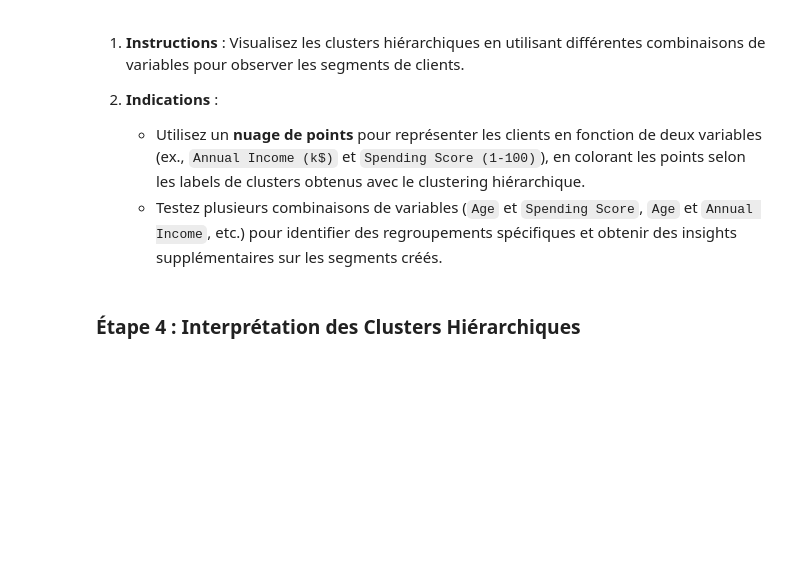
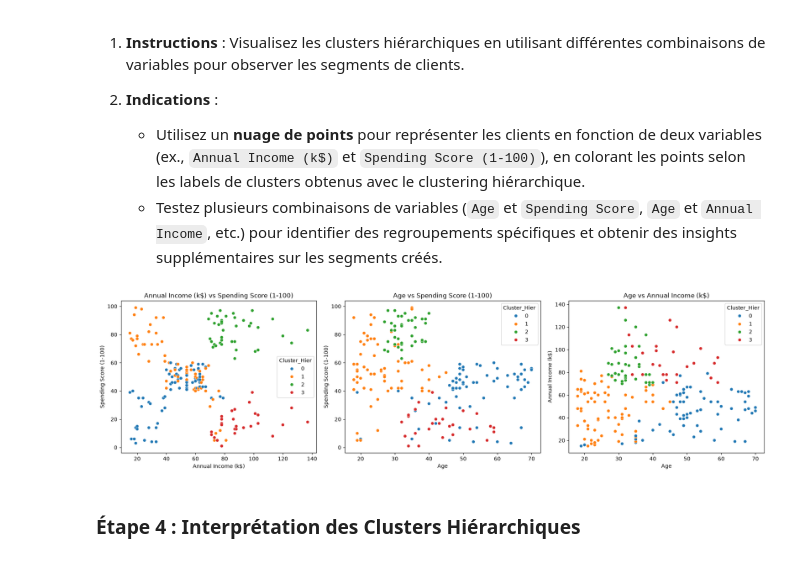
Before and after one commit to jordanandrevon/brief_notebook4_jordan, a Jupyter notebook: nb_04_Apprentissage_Non_Supervisé.ipynb, the cells around one changed output. Saved outputs shown, nothing was run; the diff lists cells and outputs as text; code cells hidden in the pictures; blank space fills up the shorter version.

```diff
--- a/nb_04_Apprentissage_Non_Supervisé.ipynb
+++ b/nb_04_Apprentissage_Non_Supervisé.ipynb
@@ -836,3 +858,16 @@ Nous utiliserons ici la méthode **agglomérative**, la plus populaire, qui perm
 > **Note** : `.fit_predict()` est une méthode pratique qui combine `.fit()` et l’extraction des labels avec `.labels_`. Elle entraîne le modèle et retourne directement les labels de clusters. Vous pouvez également utiliser `.fit()` suivi de `.labels_` pour obtenir les labels de clusters séparément. **Alternativement**, utiliser `.predict()` après `.fit()` est possible, mais dans ce cas, `.predict()` retourne uniquement les clusters déjà formés (comme en apprentissage supervisé), ce qui est rarement utilisé en clustering hiérarchique.
 # %%
 # Insérez ici le code pour appliquer le clustering hiérarchique et ajouter les labels de clusters au DataFrame
+from sklearn.cluster import AgglomerativeClustering
+from sklearn.metrics import adjusted_rand_score
+
+hier = AgglomerativeClustering(n_clusters=4, linkage='ward')
+df['Cluster_Hier'] = hier.fit_predict(X_scaled)
+
+# Vérification et profils
+print(df['Cluster_Hier'].value_counts().sort_index())
+display(df.groupby('Cluster_Hier')[['Age', 'Annual Income (k$)', 'Spending Score (1-100)']].mean().round(1))
+
+# Comparaison avec K-means
+display(pd.crosstab(df['Cluster'], df['Cluster_Hier']))
+print("Indice de Rand ajusté :", round(adjusted_rand_score(df['Cluster'], df['Cluster_Hier']), 2))
@@ -848,6 +912,20 @@ Nous utiliserons ici la méthode **agglomérative**, la plus populaire, qui perm
    - Testez plusieurs combinaisons de variables (`Age` et `Spending Score`, `Age` et `Annual Income`, etc.) pour identifier des regroupements spécifiques et obtenir des insights supplémentaires sur les segments créés.
 # %%
 # Insérez ici le code pour visualiser les clusters hiérarchiques en utilisant différentes combinaisons de variables
+combinaisons = [
+    ('Annual Income (k$)', 'Spending Score (1-100)'),
+    ('Age', 'Spending Score (1-100)'),
+    ('Age', 'Annual Income (k$)'),
+]
+
+fig, axes = plt.subplots(1, 3, figsize=(18, 5))
+for ax, (x, y) in zip(axes, combinaisons):
+    sns.scatterplot(data=df, x=x, y=y, hue='Cluster_Hier', palette='tab10', ax=ax)
+    ax.set_title(f'{x} vs {y}')
+plt.tight_layout()
+plt.show()
+# %% [output]
+[figure, added]
 # %% [markdown]
 ### Étape 4 : Interprétation des Clusters Hiérarchiques
 # %% [markdown]
```
Also changed, not shown: parts of 15 cells of this notebook, 2 other files.
